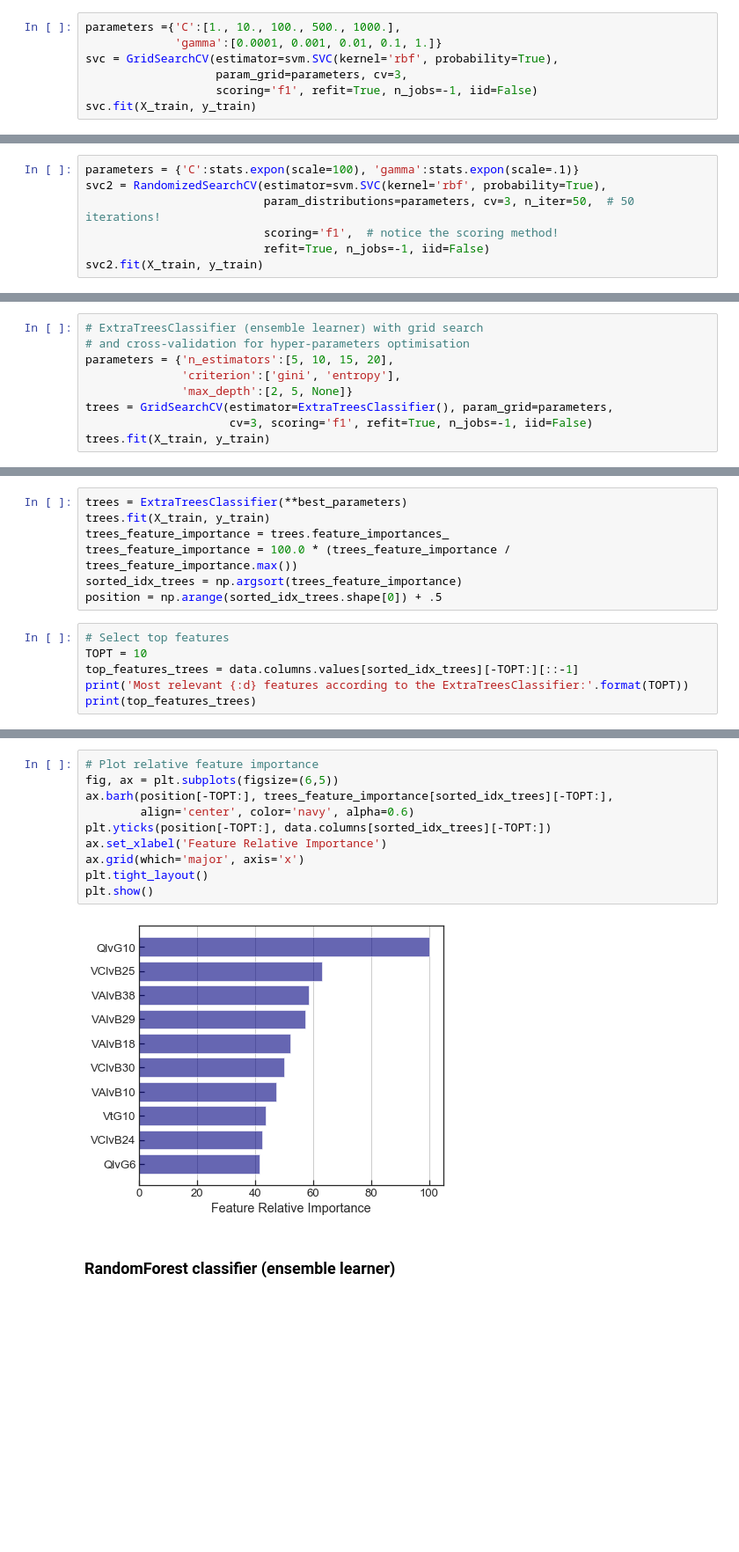
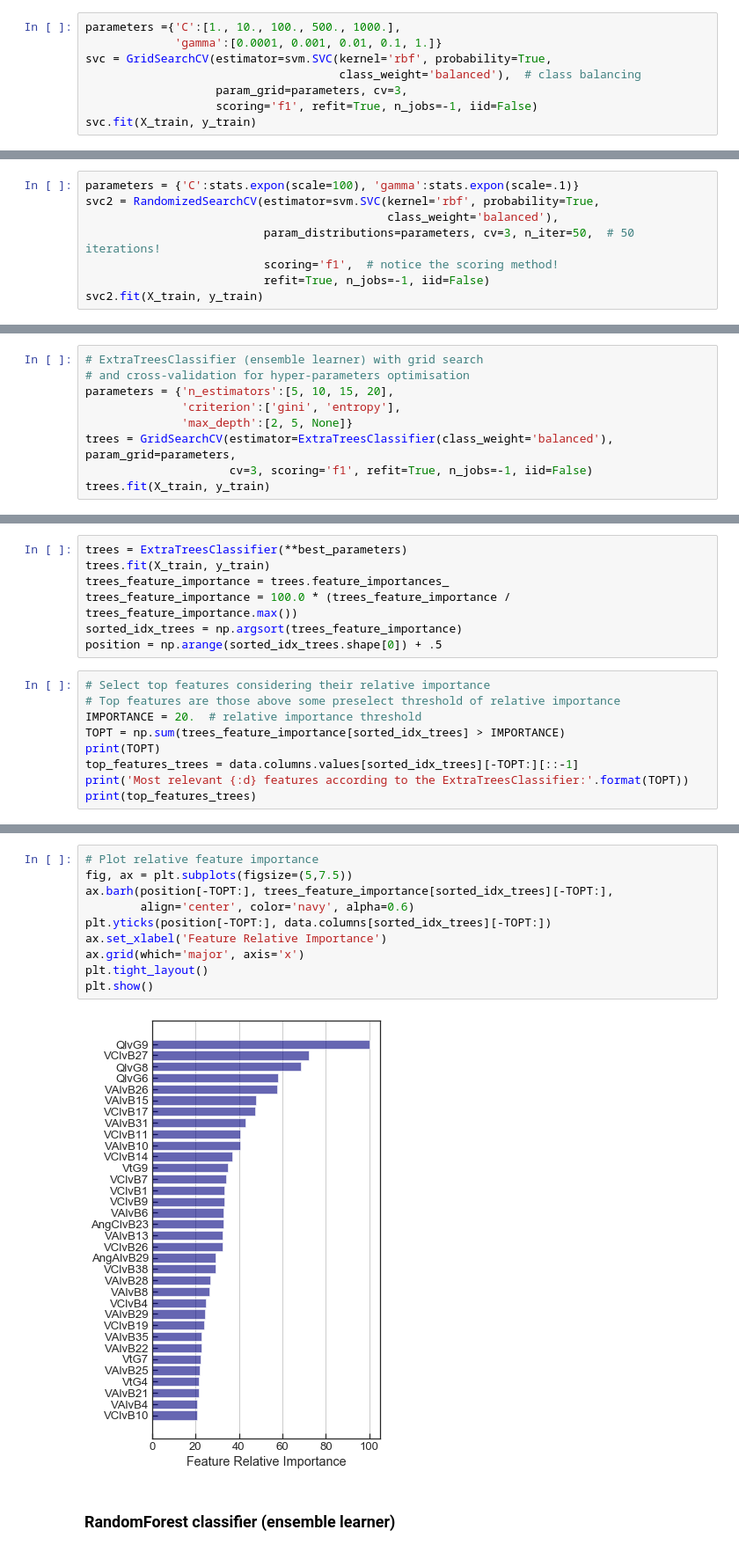
Before and after one commit to sarajcev/PSS-ML, a Jupyter notebook: PSStabML.ipynb, the cells around one changed output, grey strips where cells are left out. Shown: that part at 88% size. Saved outputs shown, nothing was run; the diff lists cells and outputs as text; blank space fills up the shorter version.

Commit message:
Forest features
Feature selection from random forests.

```diff
--- a/PSStabML.ipynb
+++ b/PSStabML.ipynb
@@ -275,7 +269,8 @@ y_t.head()
 # %%
 parameters ={'C':[1., 10., 100., 500., 1000.],
              'gamma':[0.0001, 0.001, 0.01, 0.1, 1.]}
-svc = GridSearchCV(estimator=svm.SVC(kernel='rbf', probability=True),
+svc = GridSearchCV(estimator=svm.SVC(kernel='rbf', probability=True,
+                                     class_weight='balanced'),  # class balancing
                    param_grid=parameters, cv=3,
                    scoring='f1', refit=True, n_jobs=-1, iid=False)
 svc.fit(X_train, y_train)
@@ -314,7 +311,8 @@ plt.show()
 #### RandomizedSearchCV
 # %%
 parameters = {'C':stats.expon(scale=100), 'gamma':stats.expon(scale=.1)}
-svc2 = RandomizedSearchCV(estimator=svm.SVC(kernel='rbf', probability=True),
+svc2 = RandomizedSearchCV(estimator=svm.SVC(kernel='rbf', probability=True,
+                                            class_weight='balanced'),
                           param_distributions=parameters, cv=3, n_iter=50,  # 50 iterations!
                           scoring='f1',  # notice the scoring method!
                           refit=True, n_jobs=-1, iid=False)
@@ -409,7 +410,7 @@ pd.DataFrame(data=[metrics.accuracy_score(y_test, preds), metrics.recall_score(y
 parameters = {'n_estimators':[5, 10, 15, 20],
               'criterion':['gini', 'entropy'],
               'max_depth':[2, 5, None]}
-trees = GridSearchCV(estimator=ExtraTreesClassifier(), param_grid=parameters,
+trees = GridSearchCV(estimator=ExtraTreesClassifier(class_weight='balanced'), param_grid=parameters,
                      cv=3, scoring='f1', refit=True, n_jobs=-1, iid=False)
 trees.fit(X_train, y_train)
 # %% [output]
@@ -448,8 +459,11 @@ trees_feature_importance = 100.0 * (trees_feature_importance / trees_feature_imp
 sorted_idx_trees = np.argsort(trees_feature_importance)
 position = np.arange(sorted_idx_trees.shape[0]) + .5
 # %%
-# Select top features
-TOPT = 10
+# Select top features considering their relative importance
+# Top features are those above some preselect threshold of relative importance
+IMPORTANCE = 20.  # relative importance threshold
+TOPT = np.sum(trees_feature_importance[sorted_idx_trees] > IMPORTANCE)
+print(TOPT)
 top_features_trees = data.columns.values[sorted_idx_trees][-TOPT:][::-1]
 print('Most relevant {:d} features according to the ExtraTreesClassifier:'.format(TOPT))
 print(top_features_trees)
@@ -460,15 +478,15 @@ Most relevant 10 features according to the ExtraTreesClassifier:
 # %%
 # Plot relative feature importance
-fig, ax = plt.subplots(figsize=(6,5))
+fig, ax = plt.subplots(figsize=(5,7.5))
 ax.barh(position[-TOPT:], trees_feature_importance[sorted_idx_trees][-TOPT:],
         align='center', color='navy', alpha=0.6)
 plt.yticks(position[-TOPT:], data.columns[sorted_idx_trees][-TOPT:])
 ax.set_xlabel('Feature Relative Importance')
 ax.grid(which='major', axis='x')
 plt.tight_layout()
 plt.show()
 # %% [output]
-[figure, old version]
+[figure, new version]
 # %% [markdown]
 ### RandomForest classifier (ensemble learner)
 # %%
```
Also changed, not shown: parts of 55 cells of this notebook.
